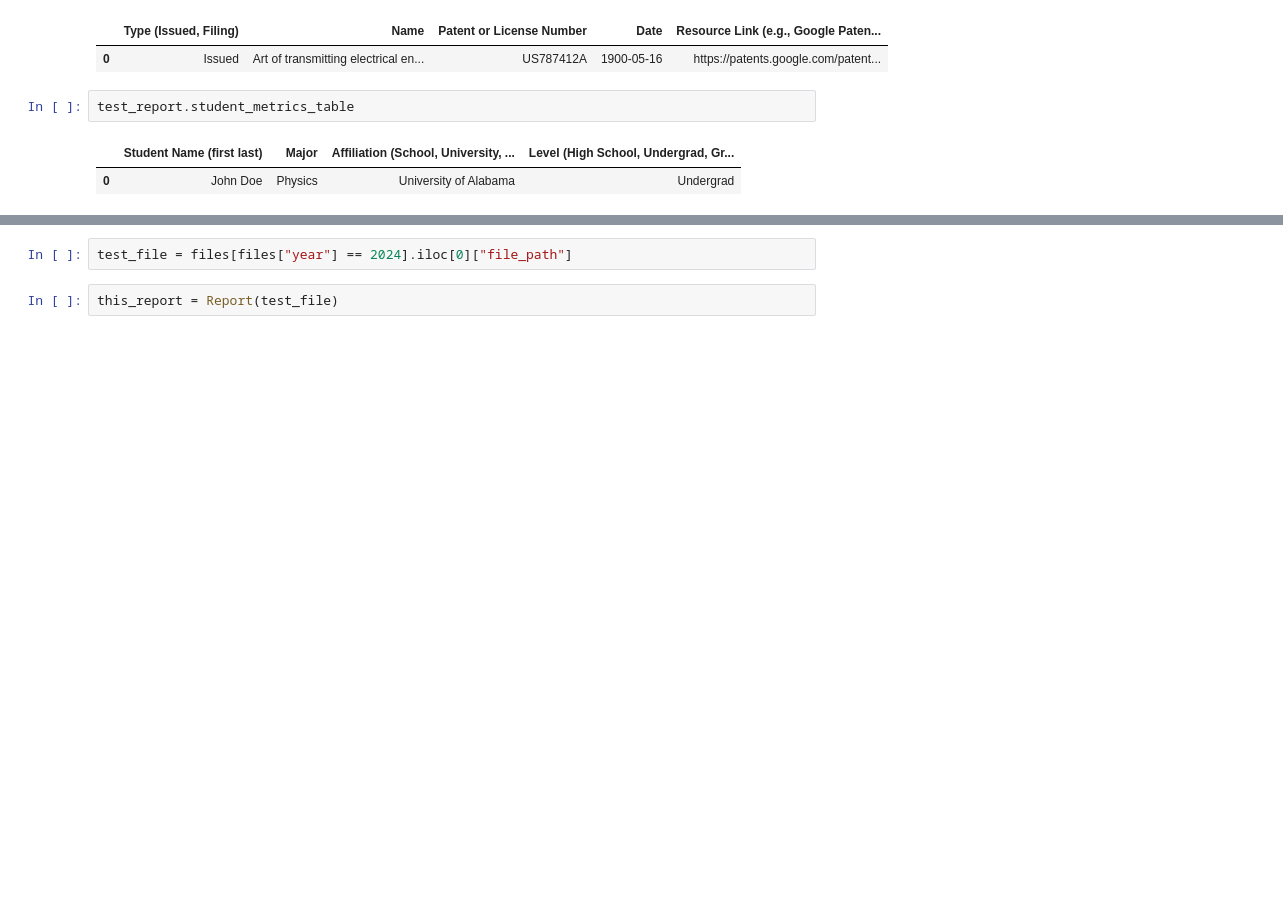
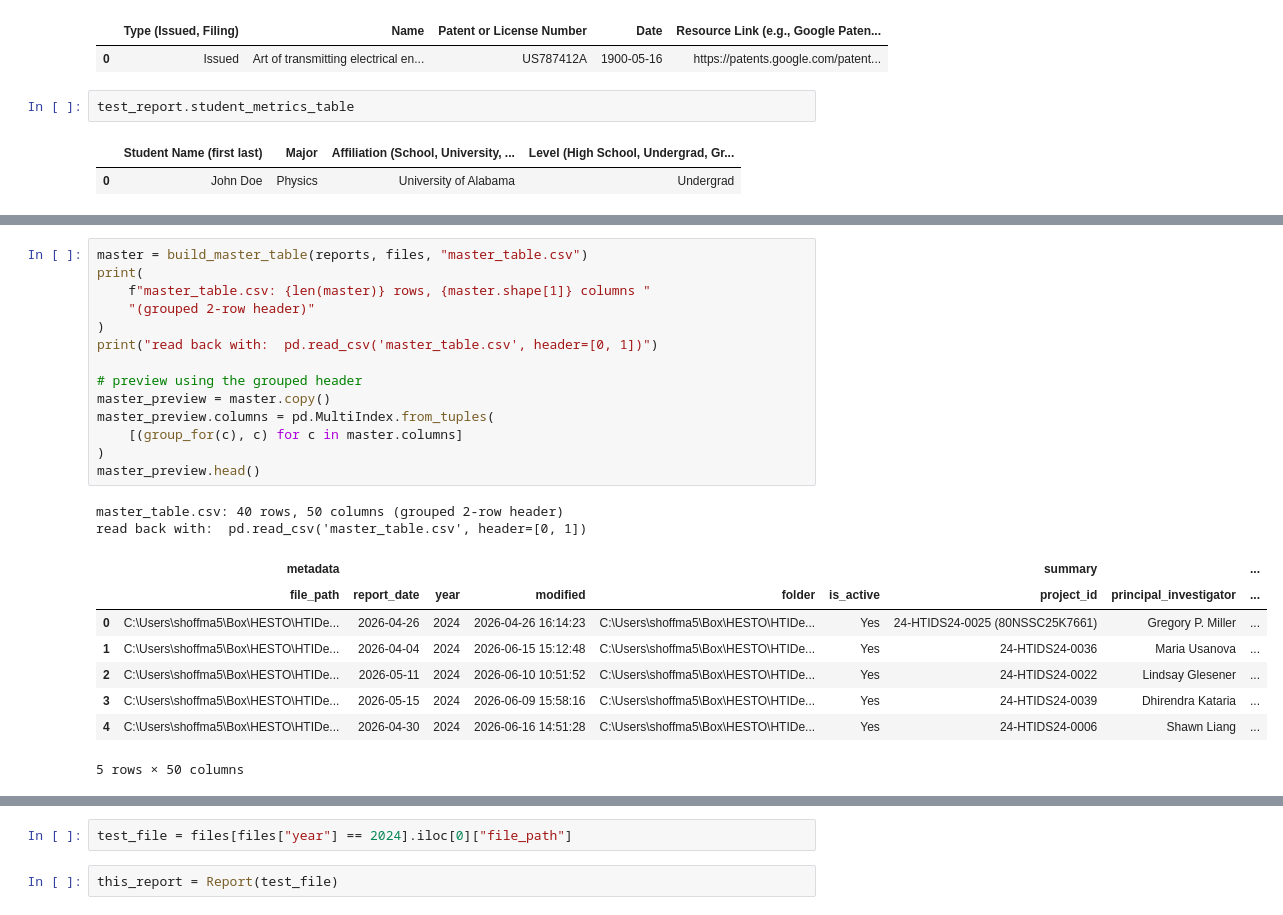
Before and after one commit to ShaunHoffmann/hestodb, a Jupyter notebook: hesto_uv_notebook.ipynb, the cells around one changed output, grey strips where cells are left out. Saved outputs shown, nothing was run; the diff lists cells and outputs as text; blank space fills up the shorter version.

```diff
--- a/hesto_uv_notebook.ipynb
+++ b/hesto_uv_notebook.ipynb
@@ -89,3 +211,28 @@ files
+# %%
+master = build_master_table(reports, files, "master_table.csv")
+print(
+    f"master_table.csv: {len(master)} rows, {master.shape[1]} columns "
+    "(grouped 2-row header)"
+)
+print("read back with:  pd.read_csv('master_table.csv', header=[0, 1])")
+
+# preview using the grouped header
+master_preview = master.copy()
+master_preview.columns = pd.MultiIndex.from_tuples(
+    [(group_for(c), c) for c in master.columns]
+)
+master_preview.head()
+# %% [output]
+master_table.csv: 40 rows, 50 columns (grouped 2-row header)
+read back with:  pd.read_csv('master_table.csv', header=[0, 1])
+|  | metadata |  |  |  |  |  | summary |  | ... |
+|  | file_path | report_date | year | modified | folder | is_active | project_id | principal_investigator | ... |
+| 0 | C:\Users\shoffma5\Box\HESTO\HTIDe... | 2026-04-26 | 2024 | 2026-04-26 16:14:23 | C:\Users\shoffma5\Box\HESTO\HTIDe... | Yes | 24-HTIDS24-0025 (80NSSC25K7661) | Gregory P. Miller | ... |
+| 1 | C:\Users\shoffma5\Box\HESTO\HTIDe... | 2026-04-04 | 2024 | 2026-06-15 15:12:48 | C:\Users\shoffma5\Box\HESTO\HTIDe... | Yes | 24-HTIDS24-0036 | Maria Usanova | ... |
+| 2 | C:\Users\shoffma5\Box\HESTO\HTIDe... | 2026-05-11 | 2024 | 2026-06-10 10:51:52 | C:\Users\shoffma5\Box\HESTO\HTIDe... | Yes | 24-HTIDS24-0022 | Lindsay Glesener | ... |
+| 3 | C:\Users\shoffma5\Box\HESTO\HTIDe... | 2026-05-15 | 2024 | 2026-06-09 15:58:16 | C:\Users\shoffma5\Box\HESTO\HTIDe... | Yes | 24-HTIDS24-0039 | Dhirendra Kataria | ... |
+| 4 | C:\Users\shoffma5\Box\HESTO\HTIDe... | 2026-04-30 | 2024 | 2026-06-16 14:51:28 | C:\Users\shoffma5\Box\HESTO\HTIDe... | Yes | 24-HTIDS24-0006 | Shawn Liang | ... |
+5 rows × 50 columns
 # %%
 frames = []
 
```
Also changed, not shown: parts of 19 cells of this notebook, 5 other files.
